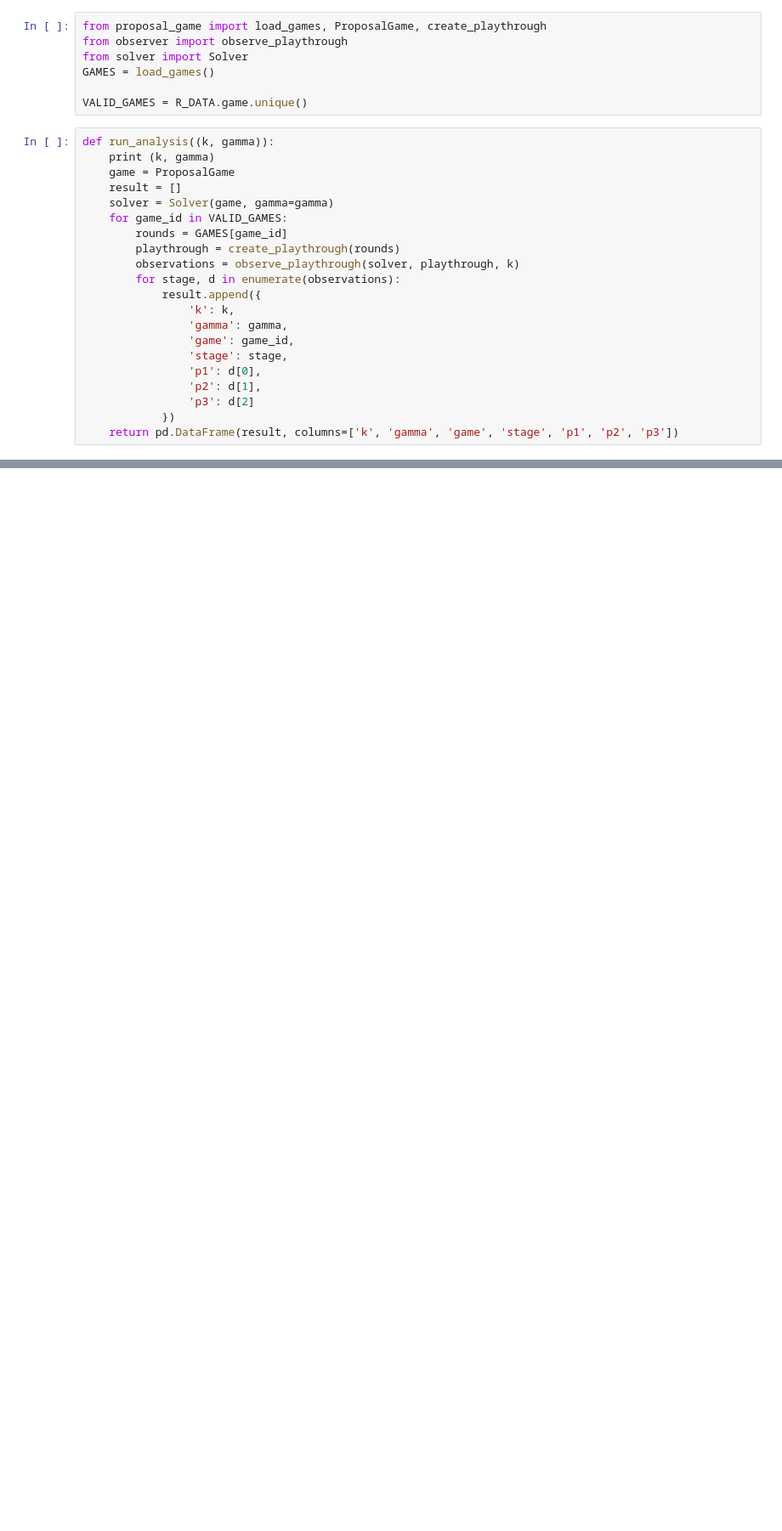
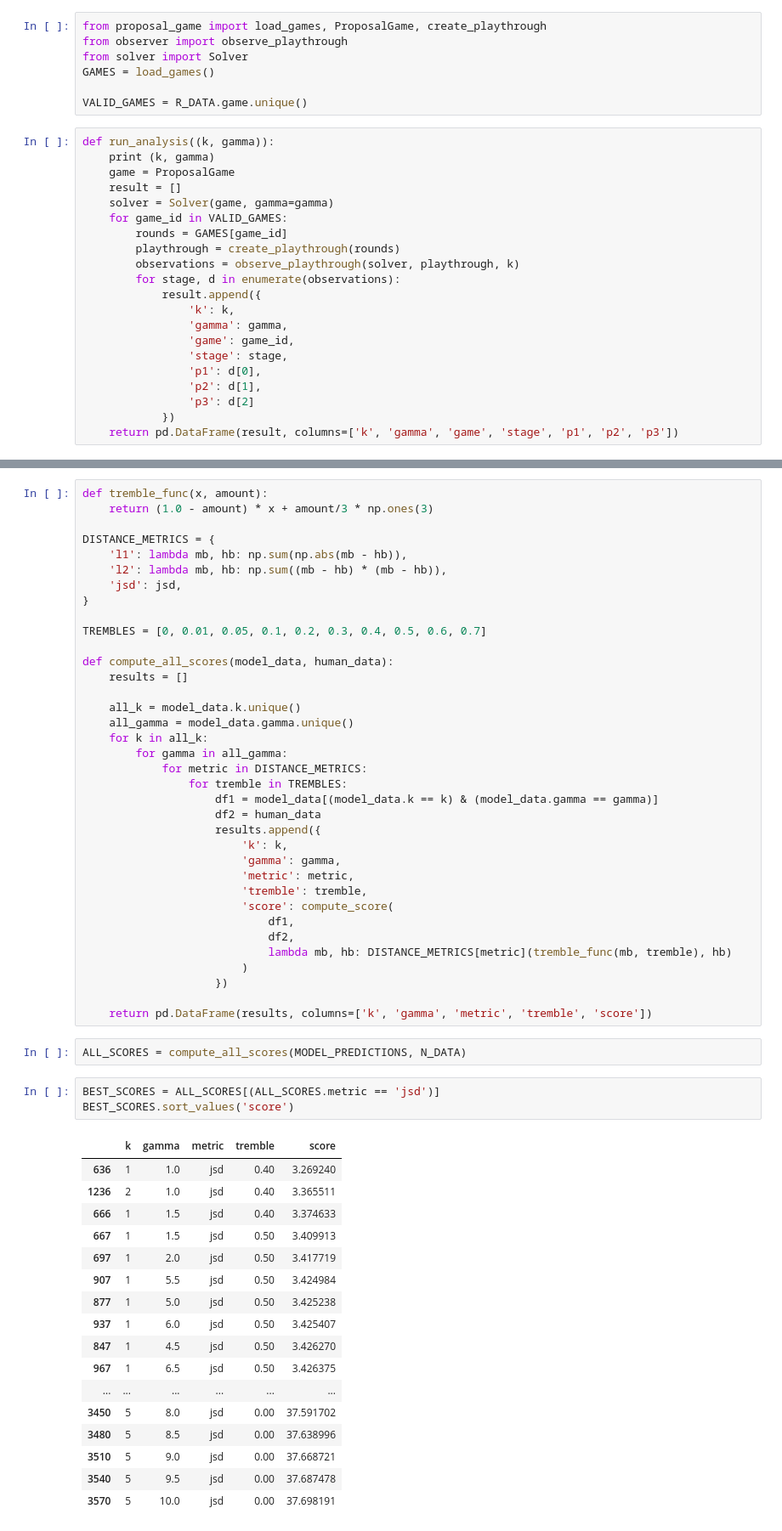
Before and after one commit to Detry322/avalon-bot, a Jupyter notebook: bimdp/Analyze_Human.ipynb, the cells around one changed output, grey strips where cells are left out. Shown at 85% size. Saved outputs shown, nothing was run; the diff lists cells and outputs as text; blank space fills up the shorter version.

```diff
--- a/bimdp/Analyze_Human.ipynb
+++ b/bimdp/Analyze_Human.ipynb
@@ -111,0 +160,59 @@ MODEL_PREDICTIONS = pd.concat(results)
+# %%
+def tremble_func(x, amount):
+    return (1.0 - amount) * x + amount/3 * np.ones(3)
+
+DISTANCE_METRICS = {
+    'l1': lambda mb, hb: np.sum(np.abs(mb - hb)),
+    'l2': lambda mb, hb: np.sum((mb - hb) * (mb - hb)),
+    'jsd': jsd,
+}
+
+TREMBLES = [0, 0.01, 0.05, 0.1, 0.2, 0.3, 0.4, 0.5, 0.6, 0.7]
+
+def compute_all_scores(model_data, human_data):
+    results = []
+
+    all_k = model_data.k.unique()
+    all_gamma = model_data.gamma.unique()
+    for k in all_k:
+        for gamma in all_gamma:
+            for metric in DISTANCE_METRICS:
+                for tremble in TREMBLES:
+                    df1 = model_data[(model_data.k == k) & (model_data.gamma == gamma)]
+                    df2 = human_data
+                    results.append({
+                        'k': k,
+                        'gamma': gamma,
+                        'metric': metric,
+                        'tremble': tremble,
+                        'score': compute_score(
+                            df1,
+                            df2,
+                            lambda mb, hb: DISTANCE_METRICS[metric](tremble_func(mb, tremble), hb)
+                        )
+                    })
+
+    return pd.DataFrame(results, columns=['k', 'gamma', 'metric', 'tremble', 'score'])
+# %%
+ALL_SCORES = compute_all_scores(MODEL_PREDICTIONS, N_DATA)
+# %%
+BEST_SCORES = ALL_SCORES[(ALL_SCORES.metric == 'jsd')]
+BEST_SCORES.sort_values('score')
+# %% [output]
+|  | k | gamma | metric | tremble | score |
+| 636 | 1 | 1.0 | jsd | 0.40 | 3.269240 |
+| 1236 | 2 | 1.0 | jsd | 0.40 | 3.365511 |
+| 666 | 1 | 1.5 | jsd | 0.40 | 3.374633 |
+| 667 | 1 | 1.5 | jsd | 0.50 | 3.409913 |
+| 697 | 1 | 2.0 | jsd | 0.50 | 3.417719 |
+| 907 | 1 | 5.5 | jsd | 0.50 | 3.424984 |
+| 877 | 1 | 5.0 | jsd | 0.50 | 3.425238 |
+| 937 | 1 | 6.0 | jsd | 0.50 | 3.425407 |
+| 847 | 1 | 4.5 | jsd | 0.50 | 3.426270 |
+| 967 | 1 | 6.5 | jsd | 0.50 | 3.426375 |
+| ... | ... | ... | ... | ... | ... |
+| 3450 | 5 | 8.0 | jsd | 0.00 | 37.591702 |
+| 3480 | 5 | 8.5 | jsd | 0.00 | 37.638996 |
+| 3510 | 5 | 9.0 | jsd | 0.00 | 37.668721 |
+| 3540 | 5 | 9.5 | jsd | 0.00 | 37.687478 |
+| 3570 | 5 | 10.0 | jsd | 0.00 | 37.698191 |
```
Also changed, not shown: parts of 12 cells of this notebook, 3 other files.
